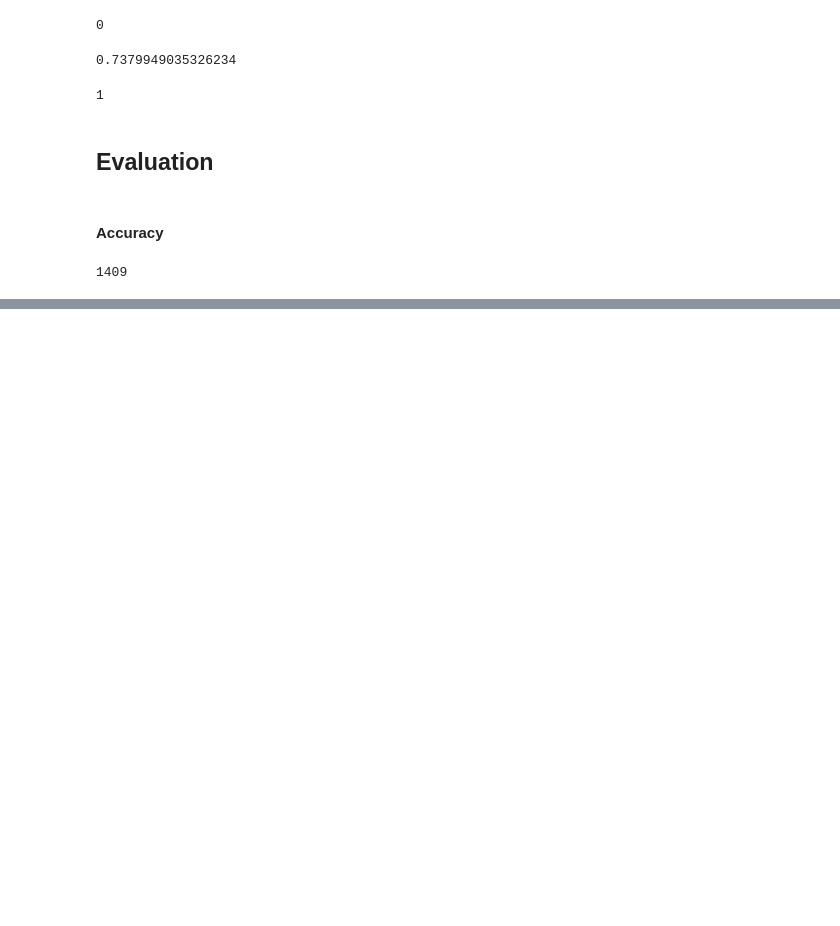
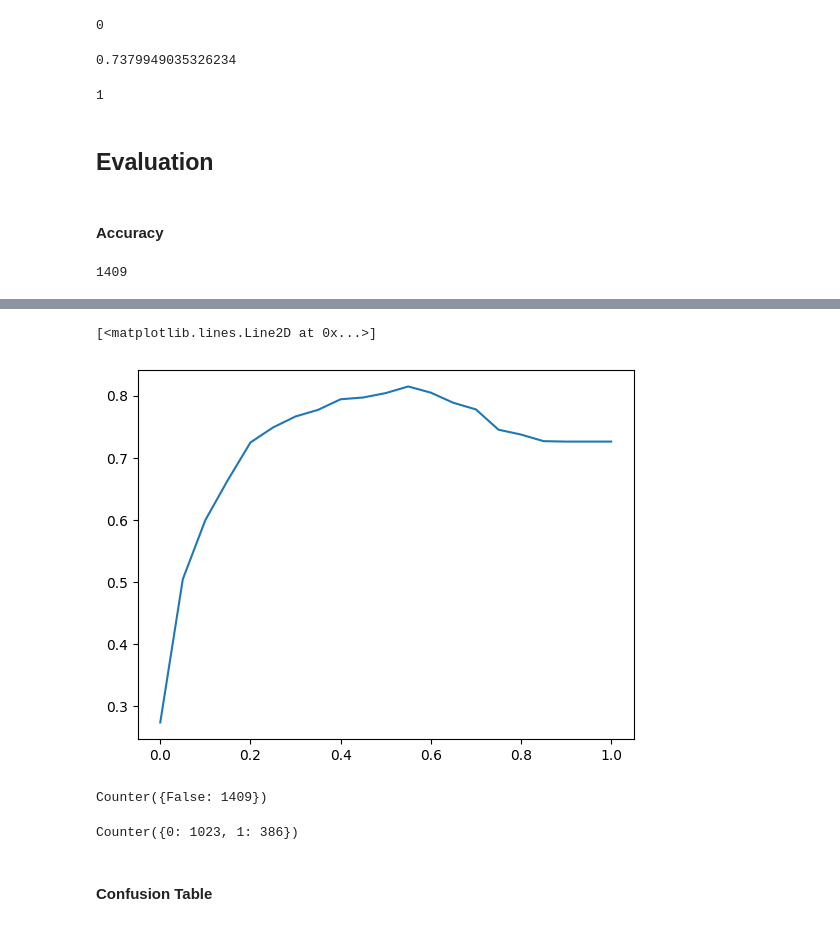
Before and after one commit to LayanASO/Customer-Churn-Prediction-Project, a Jupyter notebook: Churn Prediction.ipynb, the cells around one changed output, grey strips where cells are left out. Saved outputs shown, nothing was run; the diff lists cells and outputs as text; code cells hidden in the pictures; blank space fills up the shorter version.

```diff
--- a/Churn Prediction.ipynb
+++ b/Churn Prediction.ipynb
@@ -564,5 +564,5 @@ X_test = dv.fit_transform(dicts_test)
 # %%
-y_pred =  model.predict_proba(X_test)[:,1]
+y_pred = model.predict_proba(X_val)[:, 1]
 # %%
 churn_decision = (y_pred >=0.5 )
 # %%
@@ -626,0 +625,11 @@ len(y_val)
+# %%
+thresholds = np.linspace(0,1,21)
+
+scores = []
+for i in thresholds:
+    score = accuracy_score(y_val, y_pred>= i)
+    print("%.2f %.3f" % (i,score))
+    scores.append(score)
+scores
+
+# finding the best thrashold
@@ -626,0 +671,5 @@ len(y_val)
+# %%
+plt.plot(thresholds,scores)
+# %% [output]
+[<matplotlib.lines.Line2D at 0x...>]
+[figure, added]
@@ -626,0 +678,10 @@ len(y_val)
+# %%
+Counter(y_pred >= 1.0)
+# %% [output]
+Counter({False: 1409})
+# %%
+Counter(y_val)
+# %% [output]
+Counter({0: 1023, 1: 386})
+# %% [markdown]
+#### Confusion Table
```
Also changed, not shown: parts of 14 cells of this notebook.
